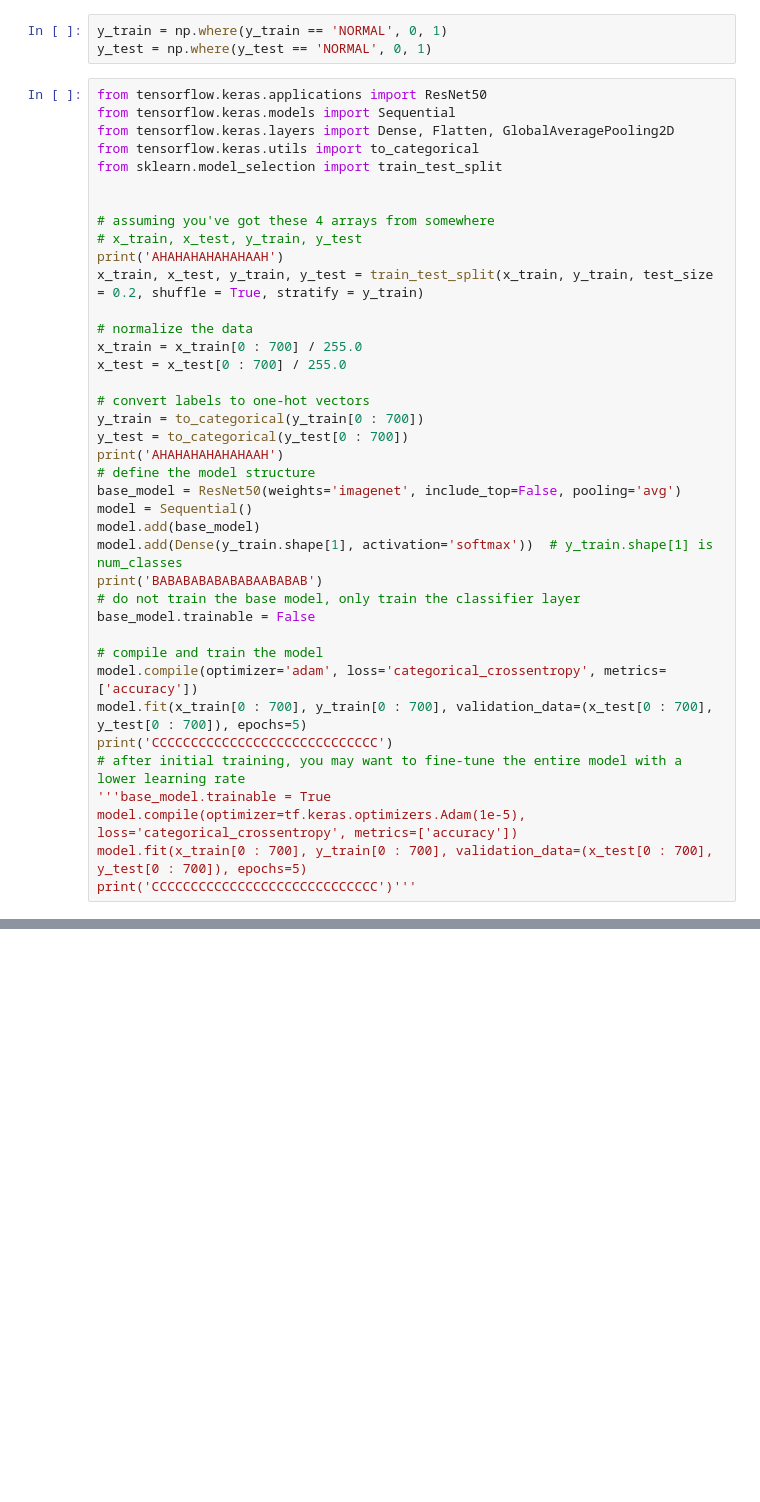
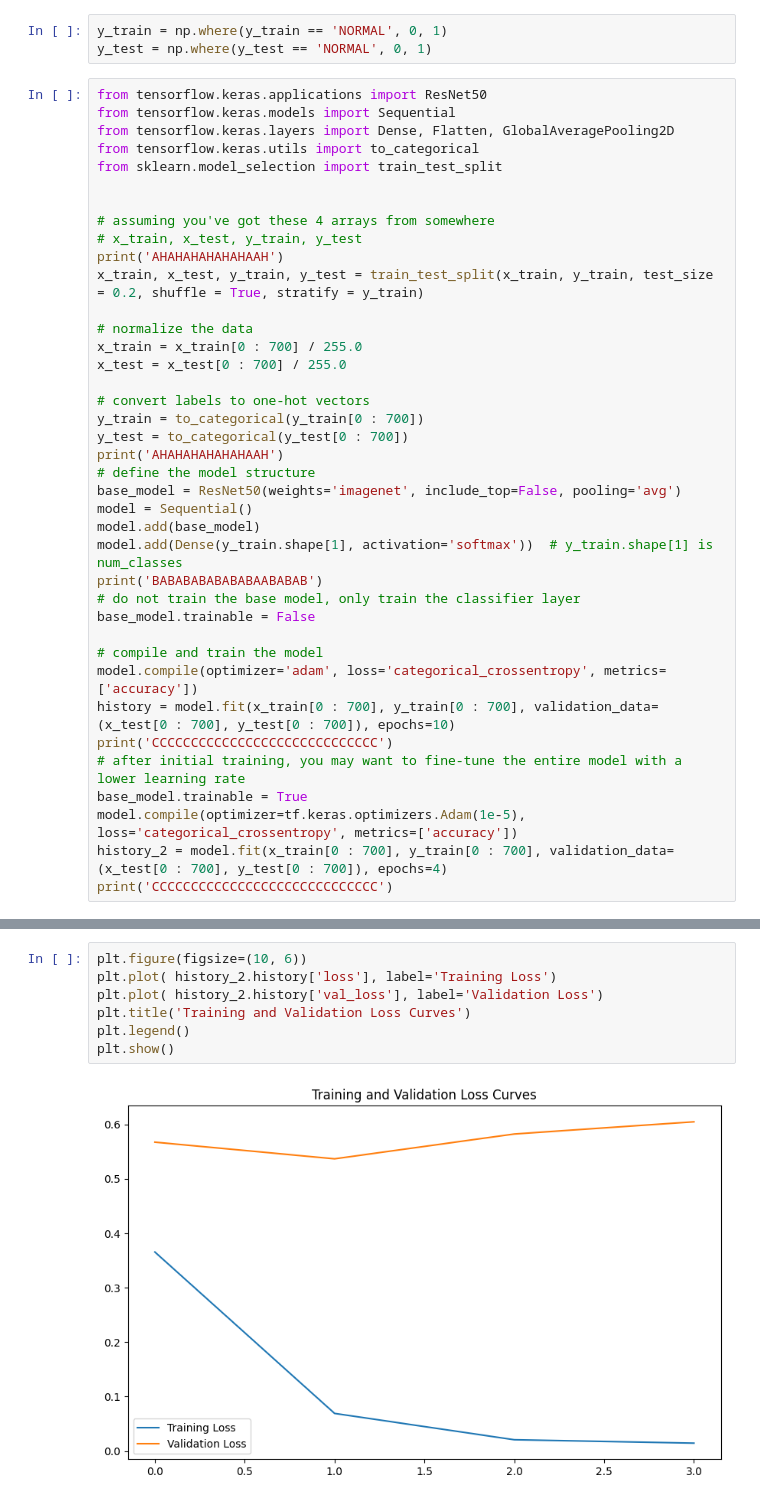
Before and after one commit to andre180701/caa_project2, a Jupyter notebook: test.ipynb, the cells around one changed output, grey strips where cells are left out. Cells and saved outputs as stored; diff of their text form; blank space fills up the shorter version.

```diff
--- a/test.ipynb
+++ b/test.ipynb
@@ -83,13 +77,13 @@ base_model.trainable = False
 
 # compile and train the model
 model.compile(optimizer='adam', loss='categorical_crossentropy', metrics=['accuracy'])
-model.fit(x_train[0 : 700], y_train[0 : 700], validation_data=(x_test[0 : 700], y_test[0 : 700]), epochs=5)
+history = model.fit(x_train[0 : 700], y_train[0 : 700], validation_data=(x_test[0 : 700], y_test[0 : 700]), epochs=10)
 print('CCCCCCCCCCCCCCCCCCCCCCCCCCCCC')
 # after initial training, you may want to fine-tune the entire model with a lower learning rate
-'''base_model.trainable = True
+base_model.trainable = True
 model.compile(optimizer=tf.keras.optimizers.Adam(1e-5), loss='categorical_crossentropy', metrics=['accuracy'])
-model.fit(x_train[0 : 700], y_train[0 : 700], validation_data=(x_test[0 : 700], y_test[0 : 700]), epochs=5)
-print('CCCCCCCCCCCCCCCCCCCCCCCCCCCCC')'''
+history_2 = model.fit(x_train[0 : 700], y_train[0 : 700], validation_data=(x_test[0 : 700], y_test[0 : 700]), epochs=4)
+print('CCCCCCCCCCCCCCCCCCCCCCCCCCCCC')
 # %% [output]
 AHAHAHAHAHAHAAH
 AHAHAHAHAHAHAAH
@@ -104,0 +117,9 @@ Error:
+# %%
+plt.figure(figsize=(10, 6))
+plt.plot( history_2.history['loss'], label='Training Loss')
+plt.plot( history_2.history['val_loss'], label='Validation Loss')
+plt.title('Training and Validation Loss Curves')
+plt.legend()
+plt.show()
+# %% [output]
+[figure, added]
```
Also changed, not shown: parts of 2 cells of this notebook, 3 other files.
